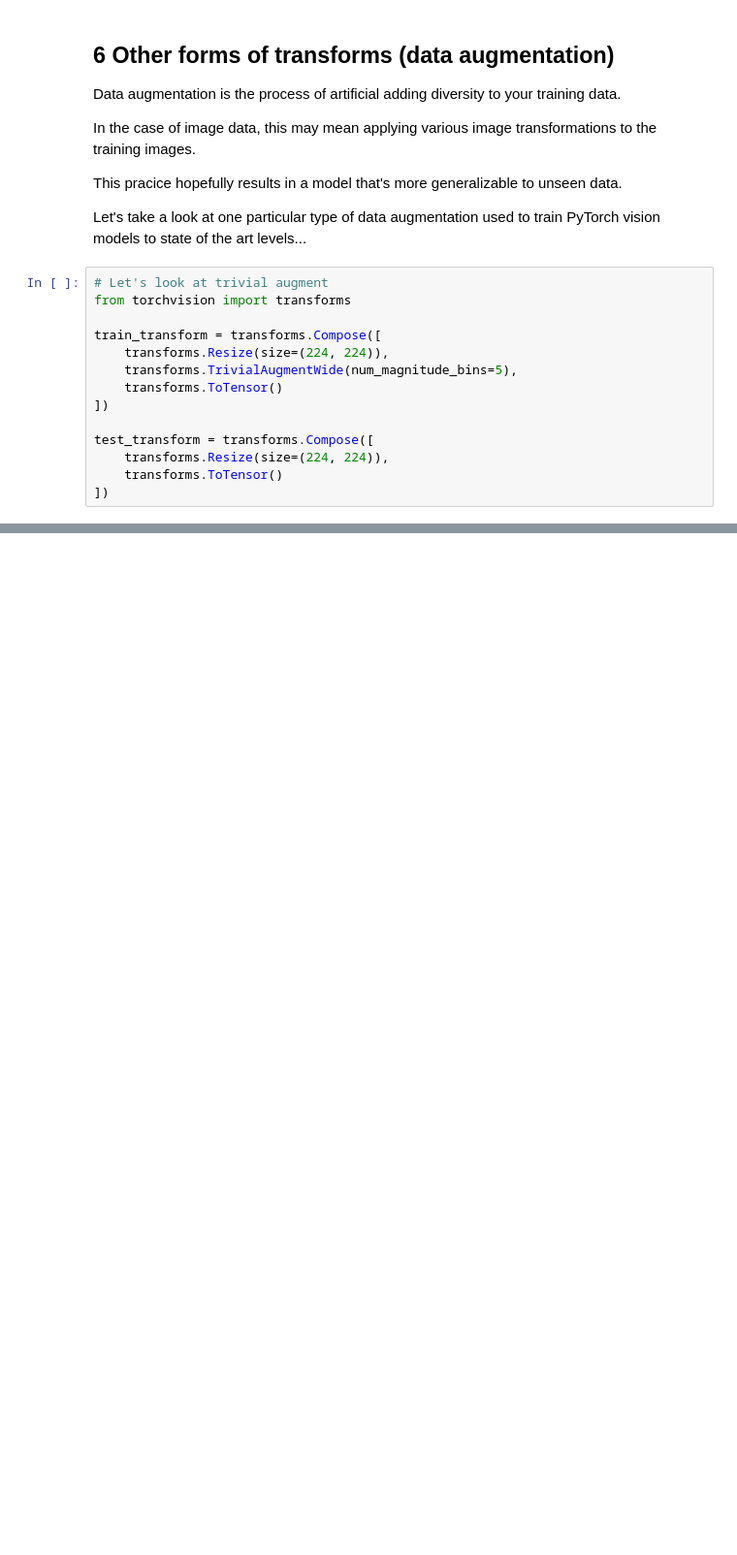
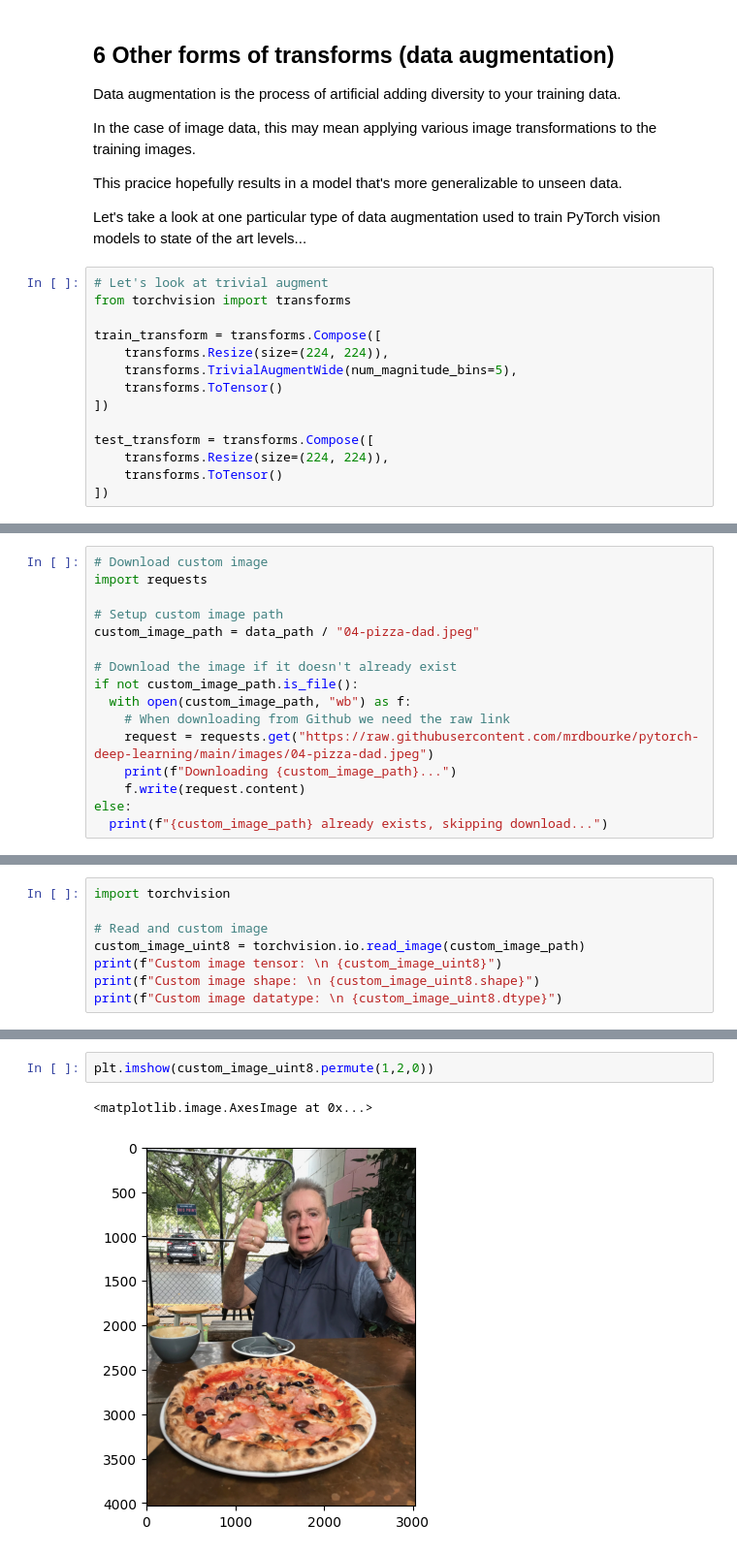
Before and after one commit to Ivenaccip/custom-datasets, a Jupyter notebook: Custom_Datasets.ipynb, the cells around one changed output, grey strips where cells are left out. Shown at 97% size. Saved outputs shown, nothing was run; the diff lists cells and outputs as text; blank space fills up the shorter version.

```diff
--- a/Custom_Datasets.ipynb
+++ b/Custom_Datasets.ipynb
@@ -519,0 +1157,16 @@ plot_transformed_images(
+# %%
+# Download custom image
+import requests
+
+# Setup custom image path
+custom_image_path = data_path / "04-pizza-dad.jpeg"
+
+# Download the image if it doesn't already exist
+if not custom_image_path.is_file():
+  with open(custom_image_path, "wb") as f:
+    # When downloading from Github we need the raw link
+    request = requests.get("https://raw.githubusercontent.com/mrdbourke/pytorch-deep-learning/main/images/04-pizza-dad.jpeg")
+    print(f"Downloading {custom_image_path}...")
+    f.write(request.content)
+else:
+  print(f"{custom_image_path} already exists, skipping download...")
@@ -519,0 +1183,8 @@ plot_transformed_images(
+# %%
+import torchvision
+
+# Read and custom image
+custom_image_uint8 = torchvision.io.read_image(custom_image_path)
+print(f"Custom image tensor: \n {custom_image_uint8}")
+print(f"Custom image shape: \n {custom_image_uint8.shape}")
+print(f"Custom image datatype: \n {custom_image_uint8.dtype}")
@@ -519,0 +1209,5 @@ plot_transformed_images(
+# %%
+plt.imshow(custom_image_uint8.permute(1,2,0))
+# %% [output]
+<matplotlib.image.AxesImage at 0x...>
+[figure, added]
```
Also changed, not shown: parts of 67 cells of this notebook.
